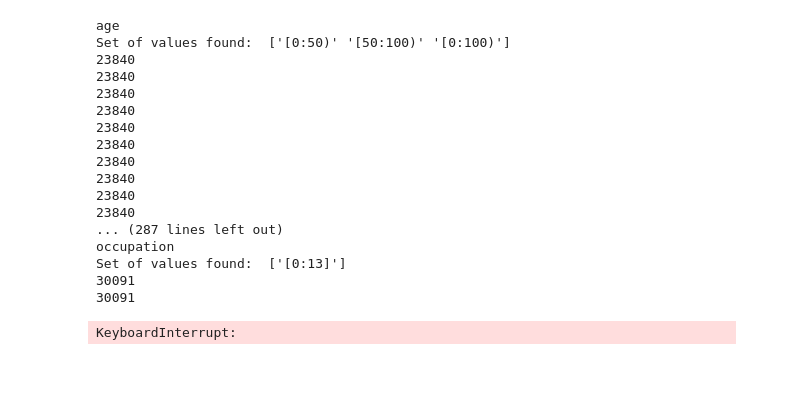
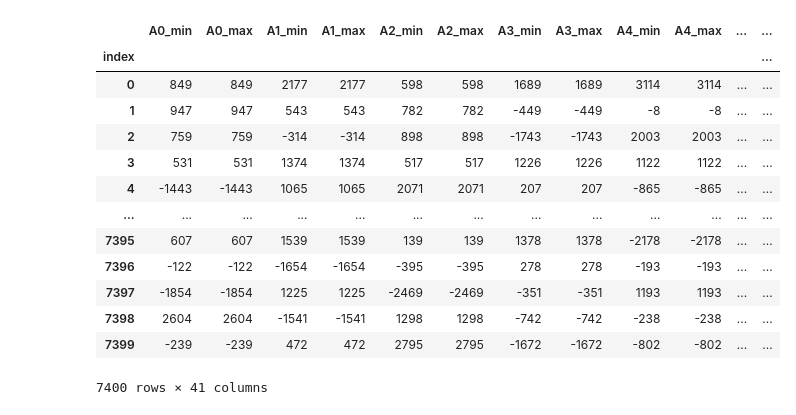
Before and after one commit to Deeep12345/Entropy_utility_measure, a Jupyter notebook: code/entropy.ipynb, the cells around one changed output. Cells and saved outputs as stored; diff of their text form; code cells hidden in the pictures; blank space fills up the shorter version.

```diff
--- a/code/entropy.ipynb
+++ b/code/entropy.ipynb
@@ -67,56 +8,19 @@ def conditional_prob(col, val, bounds):
-# %%
-def H(col, ind):
-    lo, hi = parse_range(anon_data[col][ind])
-    counts = data[col].value_counts()
-    seen = {}
-    probs = []
-    for c in counts.index:
-        if counts[c] in seen:
-            probs.append(seen[counts[c]])
-        else:
-            p = conditional_prob(col, c, (lo,hi))
-            probs.append(p)
-            seen[counts[c]] = p
-
-    entropies = [np.log2(x)*x if x else 0 for x in probs]
-    return -1 * np.sum(entropies)
-
-tot_entr = 0
-for col in anon_data.columns[:-1]:
-    print(col)
-    print("Set of values found: ", anon_data[col].unique())
-    seen = {}
-    col_entr = 0
-    for ind in range(0,len(anon_data)):
-        if ind in anon_data.index:
-            cell = anon_data[col][ind]
-            if cell in seen:
-                col_entr += seen[cell]
-            else:
-                cell_entr = H(col, ind)
-                print(f"new cell added:{cell} with entropy {cell_entr}")
-                col_entr += cell_entr
-                seen[cell] = cell_entr
-    print("column entropy:", col_entr)
-    print("##############################")
-    tot_entr += col_entr
-print(tot_entr)
-# %% [output]
-age
-Set of values found:  ['[0:50)' '[50:100)' '[0:100)']
-23840
-23840
-23840
-23840
-23840
-23840
-23840
-23840
-23840
-23840
-... (287 lines left out)
-occupation
-Set of values found:  ['[0:13]']
-30091
-30091
-KeyboardInterrupt:
+# %%
+data = pd.read_csv('anon_data/ring_mondrian/k1_minmaxed.csv')
+data.rename(columns={"Unnamed: 0":"index"}, inplace=True)
+data.set_index("index")
+# %% [output]
+|  | A0_min | A0_max | A1_min | A1_max | A2_min | A2_max | A3_min | A3_max | A4_min | A4_max | ... | ... |
+| index |  |  |  |  |  |  |  |  |  |  |  | ... |
+| 0 | 849 | 849 | 2177 | 2177 | 598 | 598 | 1689 | 1689 | 3114 | 3114 | ... | ... |
+| 1 | 947 | 947 | 543 | 543 | 782 | 782 | -449 | -449 | -8 | -8 | ... | ... |
+| 2 | 759 | 759 | -314 | -314 | 898 | 898 | -1743 | -1743 | 2003 | 2003 | ... | ... |
+| 3 | 531 | 531 | 1374 | 1374 | 517 | 517 | 1226 | 1226 | 1122 | 1122 | ... | ... |
+| 4 | -1443 | -1443 | 1065 | 1065 | 2071 | 2071 | 207 | 207 | -865 | -865 | ... | ... |
+| ... | ... | ... | ... | ... | ... | ... | ... | ... | ... | ... | ... | ... |
+| 7395 | 607 | 607 | 1539 | 1539 | 139 | 139 | 1378 | 1378 | -2178 | -2178 | ... | ... |
+| 7396 | -122 | -122 | -1654 | -1654 | -395 | -395 | 278 | 278 | -193 | -193 | ... | ... |
+| 7397 | -1854 | -1854 | 1225 | 1225 | -2469 | -2469 | -351 | -351 | 1193 | 1193 | ... | ... |
+| 7398 | 2604 | 2604 | -1541 | -1541 | 1298 | 1298 | -742 | -742 | -238 | -238 | ... | ... |
+| 7399 | -239 | -239 | 472 | 472 | 2795 | 2795 | -1672 | -1672 | -802 | -802 | ... | ... |
+7400 rows × 41 columns
```
Also changed, not shown: parts of 11 cells of this notebook, 14 other files.
